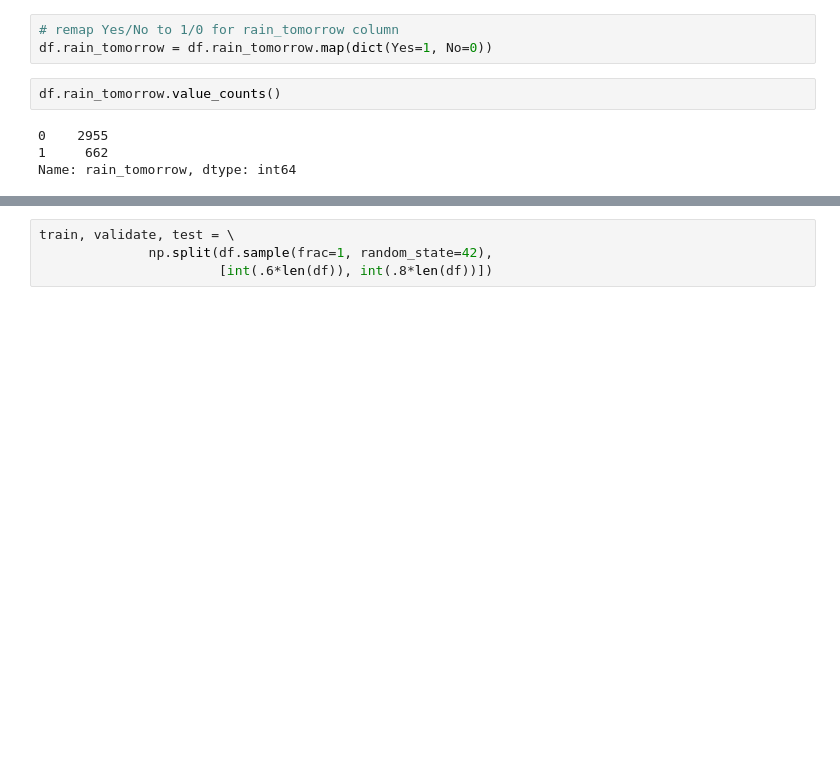
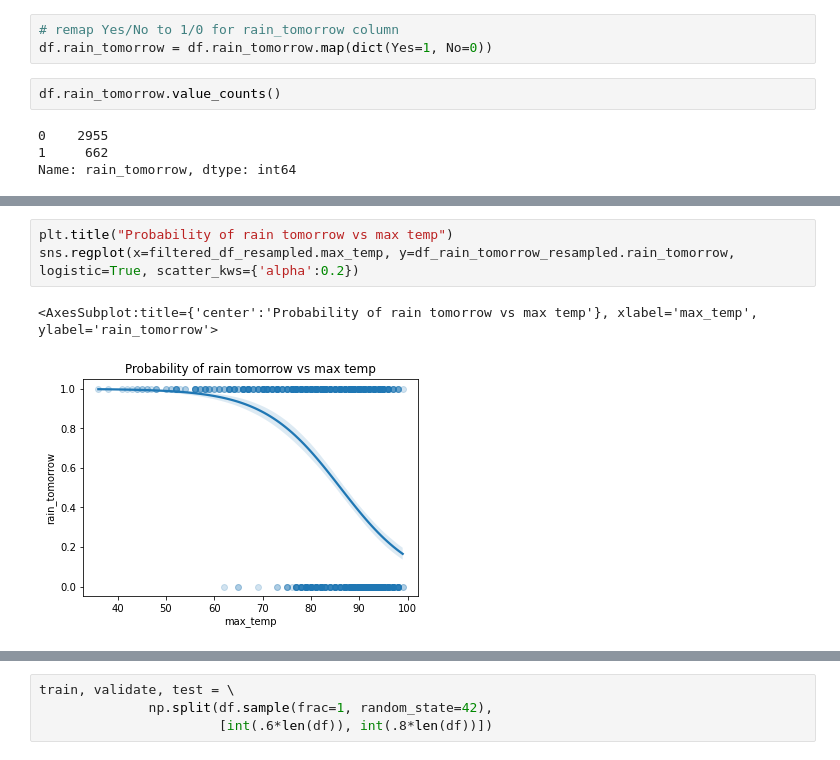
Before and after one commit to ancheypeng/cs4701, a Jupyter notebook: rainfall_prediction.ipynb, the cells around one changed output, grey strips where cells are left out. Cells and saved outputs as stored; diff of their text form; blank space fills up the shorter version.

```diff
--- a/rainfall_prediction.ipynb
+++ b/rainfall_prediction.ipynb
@@ -36,0 +60,6 @@ rain_tomorrow = df['rain_tomorrow'].to_numpy()
+# %%
+plt.title("Probability of rain tomorrow vs max temp")
+sns.regplot(x=filtered_df_resampled.max_temp, y=df_rain_tomorrow_resampled.rain_tomorrow, logistic=True, scatter_kws={'alpha':0.2})
+# %% [output]
+<AxesSubplot:title={'center':'Probability of rain tomorrow vs max temp'}, xlabel='max_temp', ylabel='rain_tomorrow'>
+[figure, added]
```
Also changed, not shown: parts of 22 cells of this notebook.
